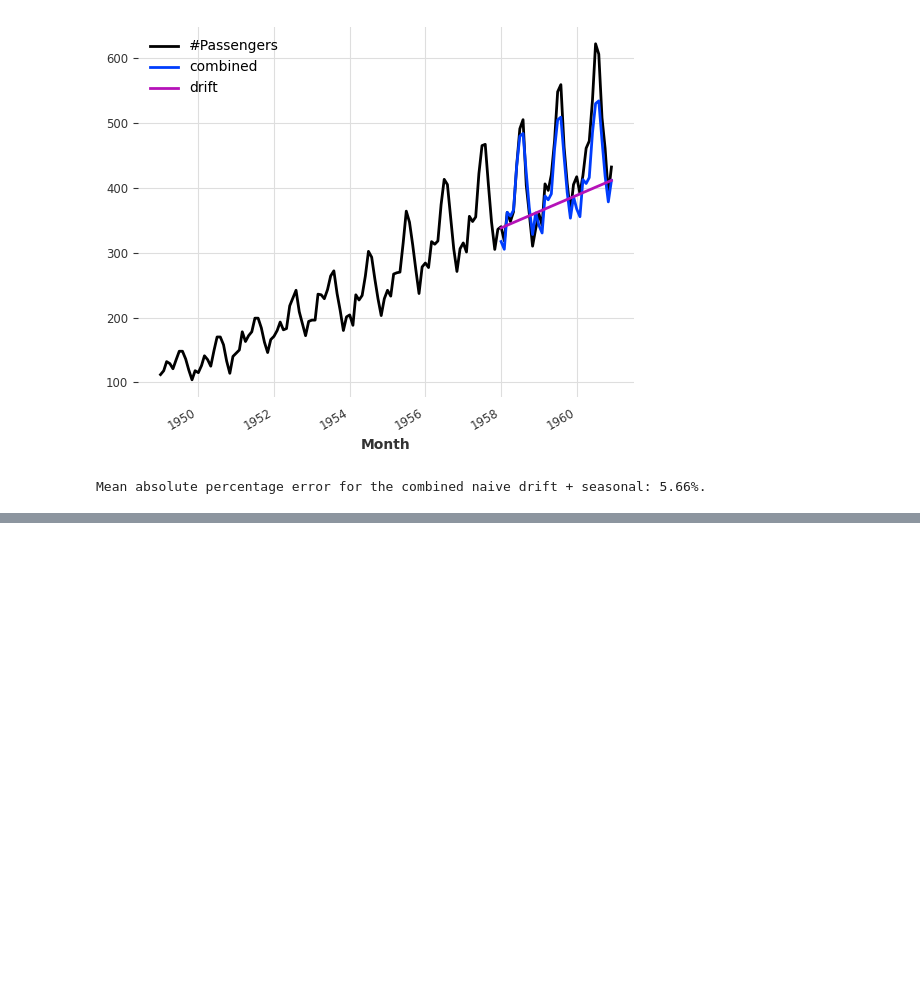
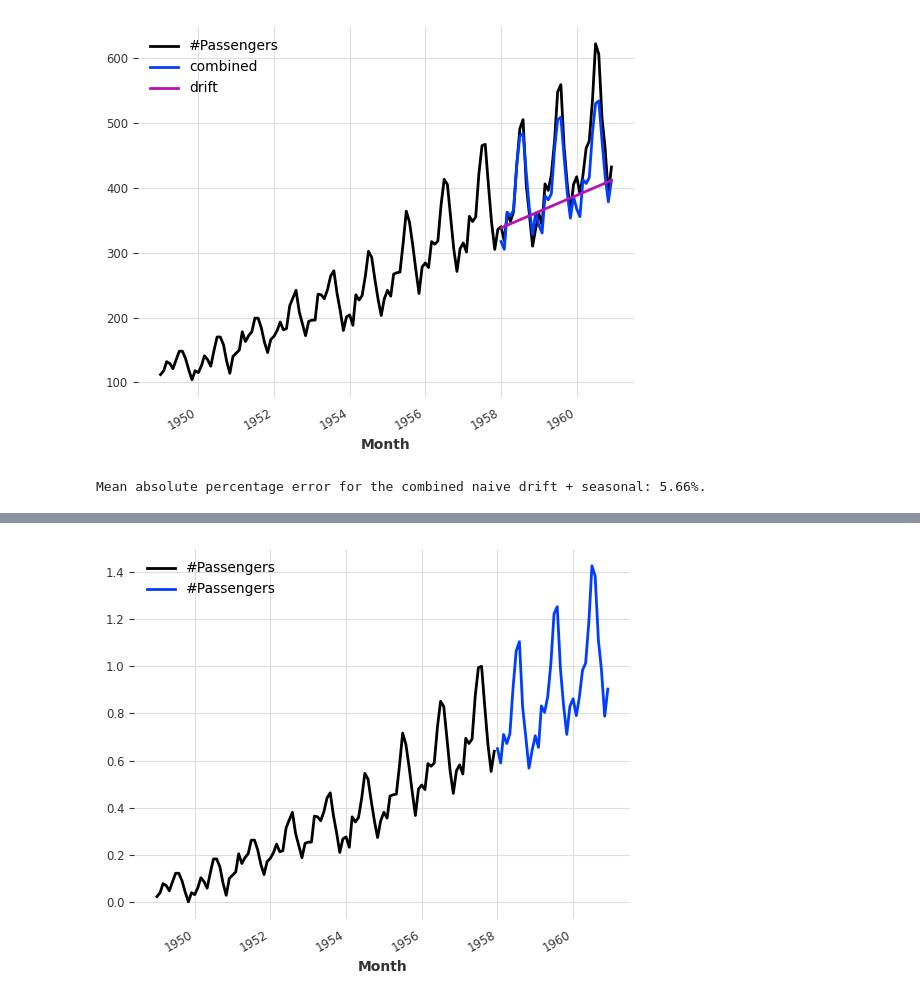
Before and after one commit to MahdiGilany/ts_snr, a Jupyter notebook: notebooks/1_Darts_test_Mahdi_23_5.ipynb, the cells around one changed output, grey strips where cells are left out. Cells and saved outputs as stored; diff of their text form; code cells hidden in the pictures; blank space fills up the shorter version.

```diff
--- a/notebooks/1_Darts_test_Mahdi_23_5.ipynb
+++ b/notebooks/1_Darts_test_Mahdi_23_5.ipynb
@@ -104,0 +123,12 @@ import hydra
+# %%
+from darts.dataprocessing.transformers import Scaler
+
+scaler = Scaler()
+train_air_scaled, train_milk_scaled = scaler.fit_transform([train_air, train_milk])
+val_air_scaled = scaler.transform(val_air)
+f
+train_air_scaled.plot()
+val_air_scaled.plot()
+train_milk_scaled.plot()
+# %% [output]
+[figure, added]
```
Also changed, not shown: parts of 15 cells of this notebook, 24 other files.
